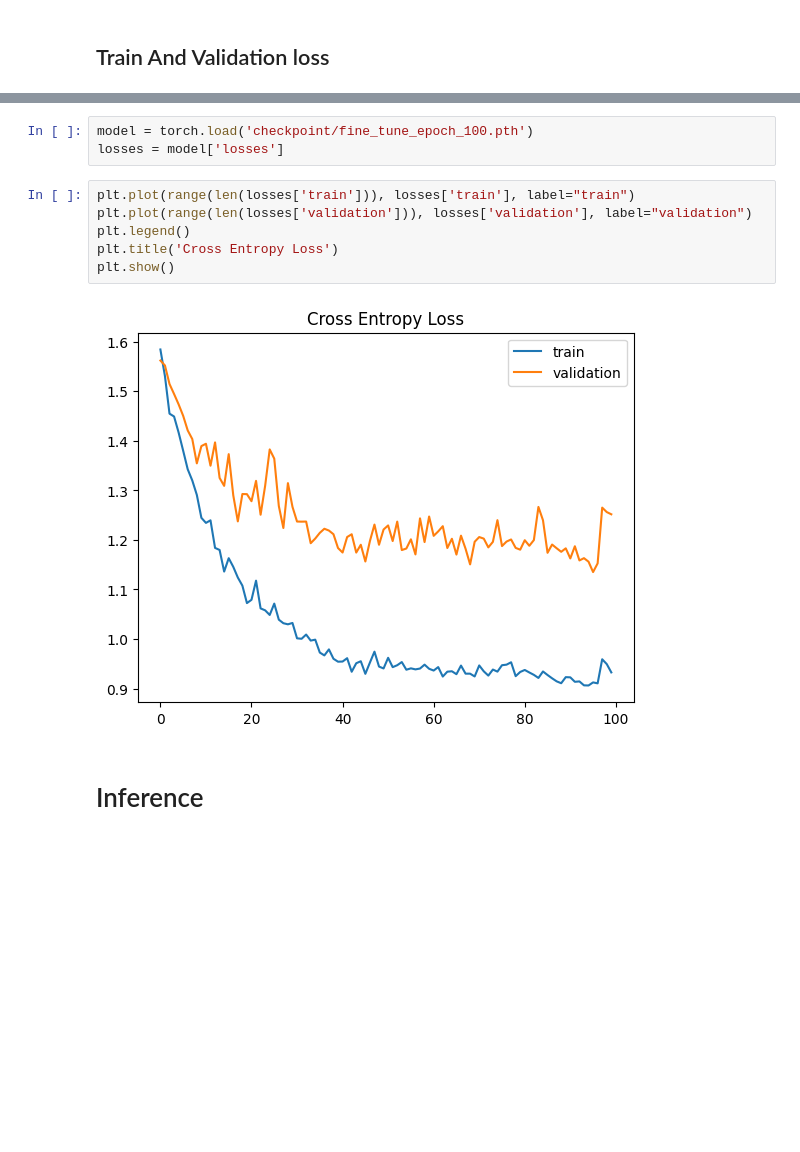
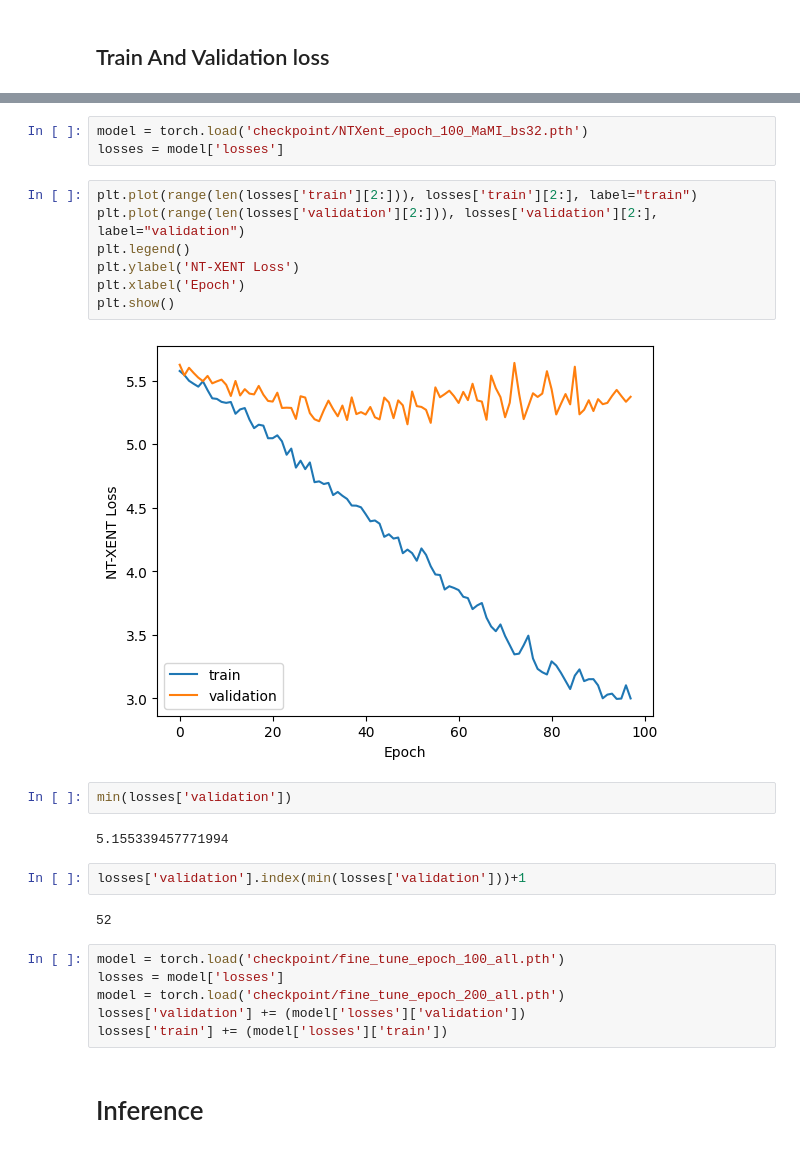
Before and after one commit to Idanlu/BrainDistance, a Jupyter notebook: mami.ipynb, the cells around one changed output, grey strips where cells are left out. Saved outputs shown, nothing was run; the diff lists cells and outputs as text; blank space fills up the shorter version.

```diff
--- a/mami.ipynb
+++ b/mami.ipynb
@@ -335,14 +347,29 @@ plt.show()
-# %%
-model = torch.load('checkpoint/fine_tune_epoch_100.pth')
-losses = model['losses']
-# %%
-plt.plot(range(len(losses['train'])), losses['train'], label="train")
-plt.plot(range(len(losses['validation'])), losses['validation'], label="validation")
-plt.legend()
-plt.title('Cross Entropy Loss')
-plt.show()
-# %% [output]
-[figure, removed]
+# %%
+model = torch.load('checkpoint/NTXent_epoch_100_MaMI_bs32.pth')
+losses = model['losses']
+# %%
+plt.plot(range(len(losses['train'][2:])), losses['train'][2:], label="train")
+plt.plot(range(len(losses['validation'][2:])), losses['validation'][2:], label="validation")
+plt.legend()
+plt.ylabel('NT-XENT Loss')
+plt.xlabel('Epoch')
+plt.show()
+# %% [output]
+[figure, added]
+# %%
+min(losses['validation'])
+# %% [output]
+5.155339457771994
+# %%
+losses['validation'].index(min(losses['validation']))+1
+# %% [output]
+52
+# %%
+model = torch.load('checkpoint/fine_tune_epoch_100_all.pth')
+losses = model['losses']
+model = torch.load('checkpoint/fine_tune_epoch_200_all.pth')
+losses['validation'] += (model['losses']['validation'])
+losses['train'] += (model['losses']['train'])
 # %% [markdown]
 # Inference
 # %% [markdown]
```
Also changed, not shown: parts of 43 cells of this notebook.
